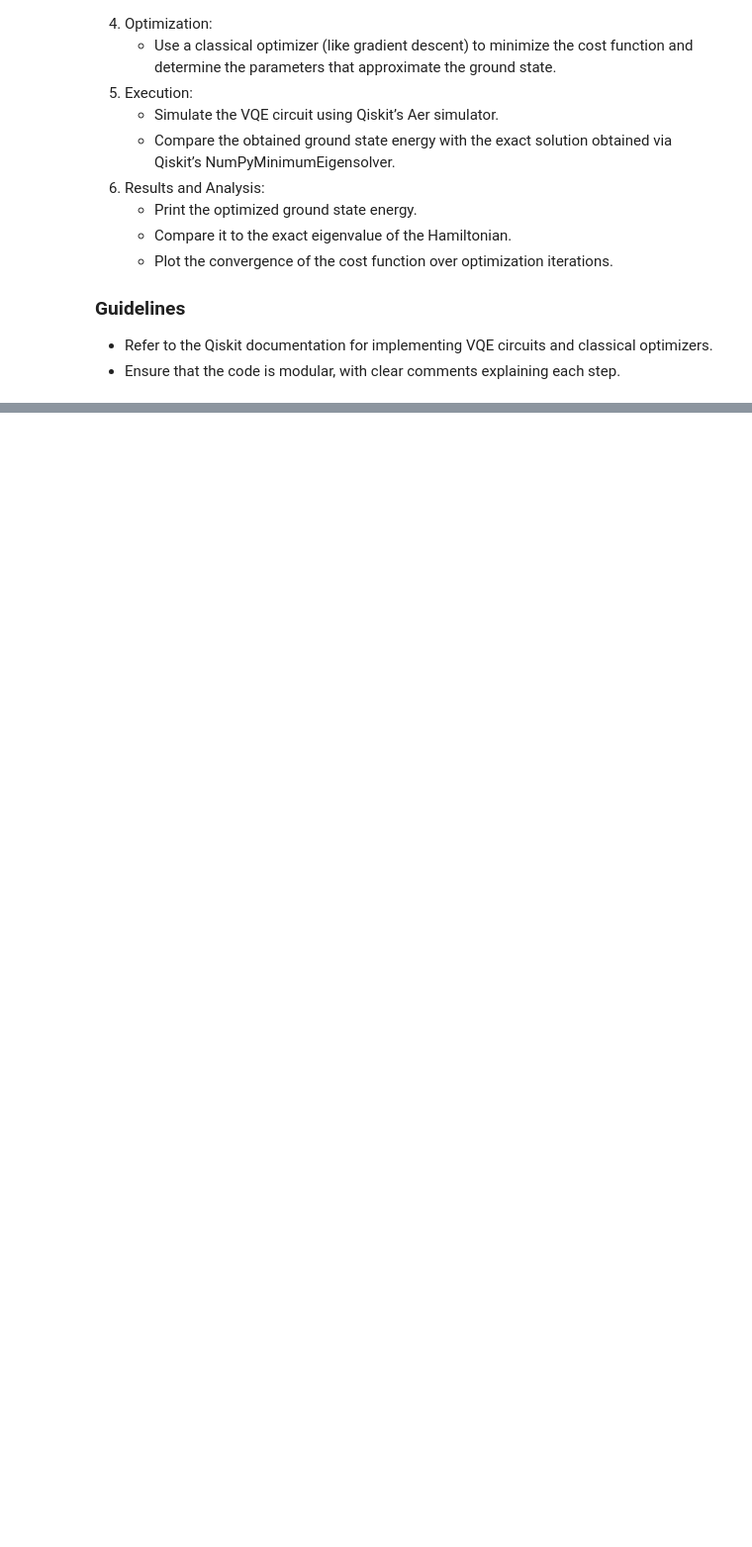
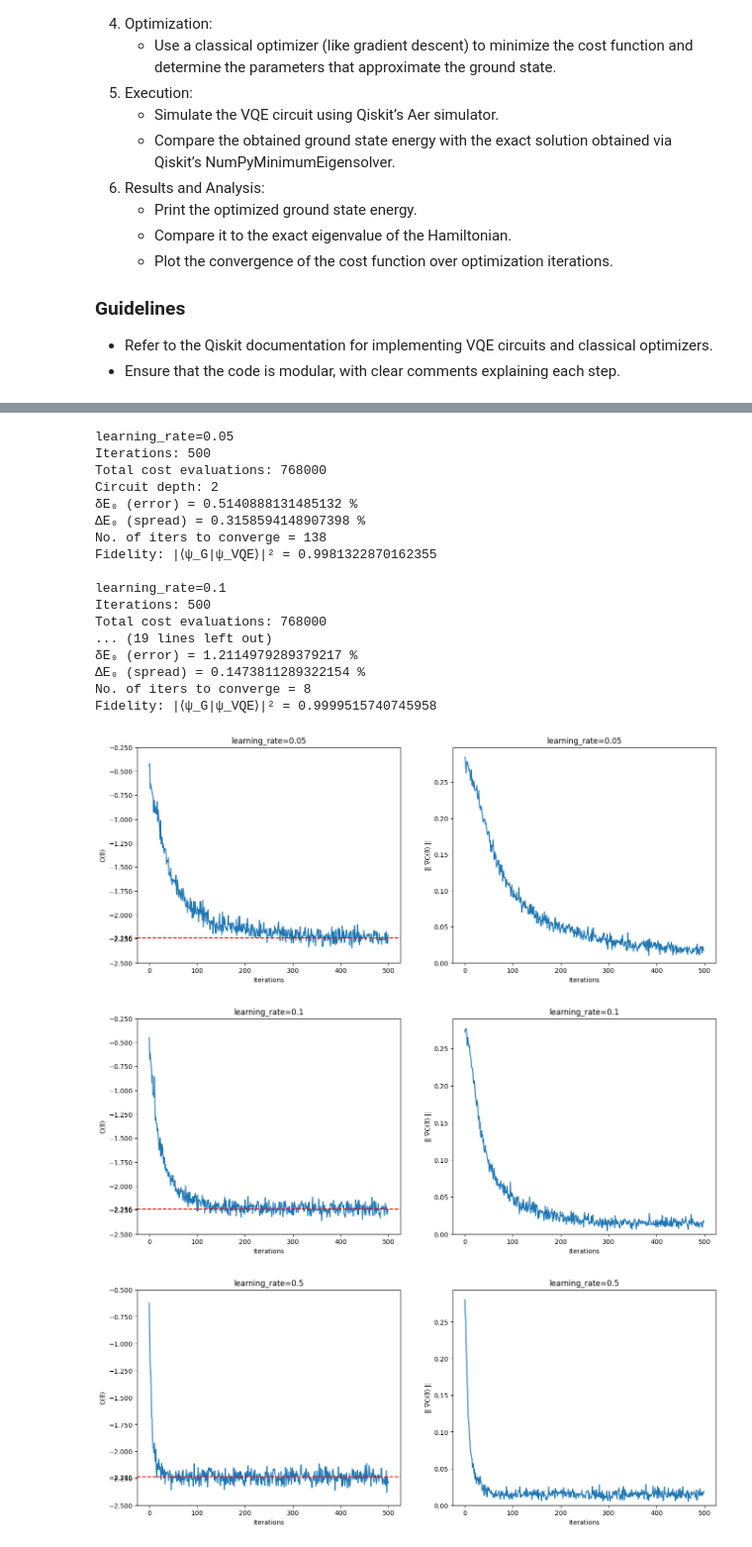
Before and after one commit to sushantpadha/intro_to_qml, a Jupyter notebook: week2.ipynb, the cells around one changed output, grey strips where cells are left out. Shown at 99% size. Cells and saved outputs as stored; diff of their text form; code cells hidden in the pictures; blank space fills up the shorter version.

```diff
--- a/week2.ipynb
+++ b/week2.ipynb
@@ -279,0 +618,29 @@ plt.show()
+# %%
+vars21 = {
+    "learning_rate": np.array([0.05, 0.1, 0.5, 1])
+}
+
+results21 = grid_search_vqe(options, vars21)
+
+# takes ~7.5 min on local
+# %% [output]
+learning_rate=0.05
+Iterations: 500
+Total cost evaluations: 768000
+Circuit depth: 2
+δE₀ (error) = 0.5140888131485132 %
+ΔE₀ (spread) = 0.3158594148907398 %
+No. of iters to converge = 138
+Fidelity: |⟨ψ_G|ψ_VQE⟩|² = 0.9981322870162355
+
+learning_rate=0.1
+Iterations: 500
+Total cost evaluations: 768000
+... (19 lines left out)
+δE₀ (error) = 1.2114979289379217 %
+ΔE₀ (spread) = 0.1473811289322154 %
+No. of iters to converge = 8
+Fidelity: |⟨ψ_G|ψ_VQE⟩|² = 0.9999515740745958
+[figure, added]
+[figure, added]
+[figure, added]
```
Also changed, not shown: parts of 34 cells of this notebook, 3 other files.
